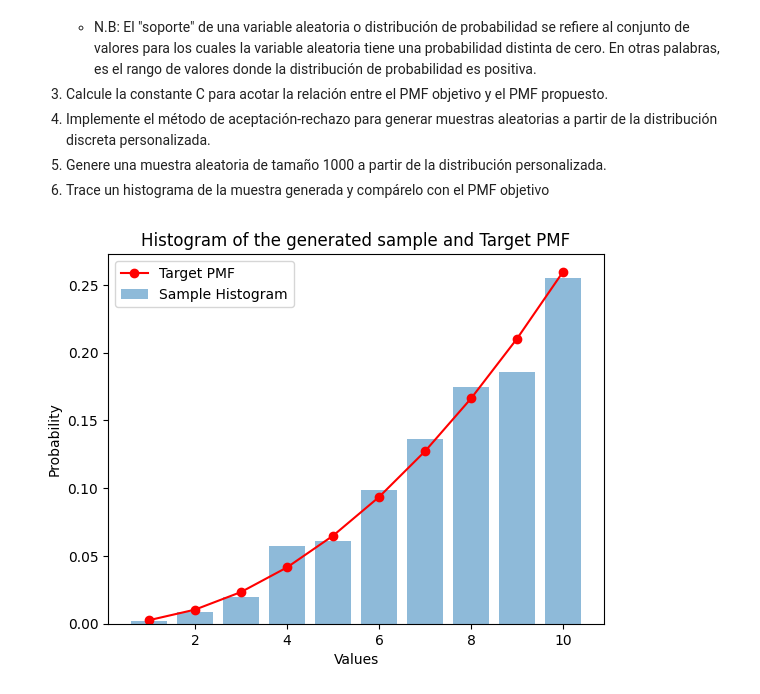
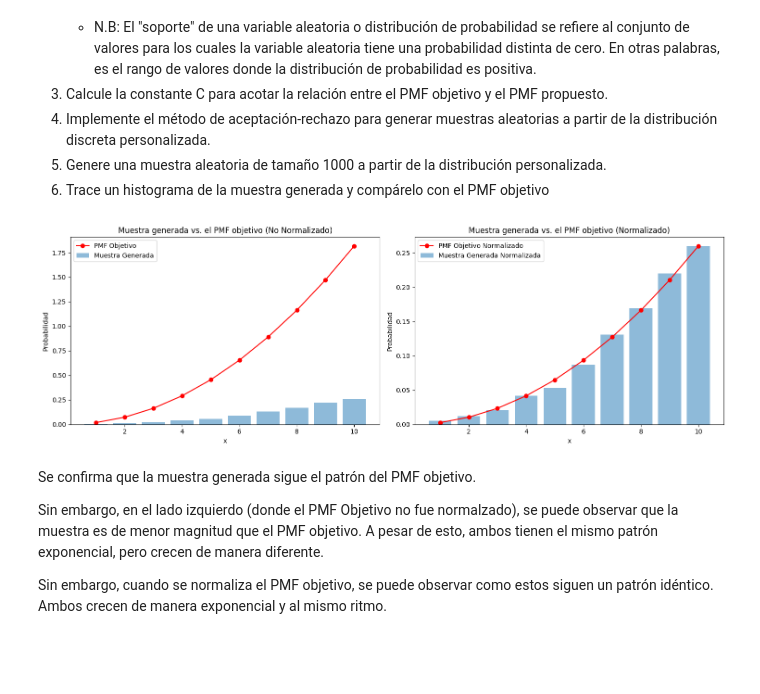
Before and after one commit to stefanoaragoni/simulacion_lab3, a Jupyter notebook: parte3.ipynb, the cells around one changed output. Drawn from its saved outputs; the diff is of its cells as text; code cells hidden in the pictures; blank space fills up the shorter version.

```diff
--- a/parte3.ipynb
+++ b/parte3.ipynb
@@ -125,40 +129,58 @@ discreta personalizada.
 5. Genere una muestra aleatoria de tamaño 1000 a partir de la distribución personalizada.
 6. Trace un histograma de la muestra generada y compárelo con el PMF objetivo
 # %%
-import numpy as np
-import matplotlib.pyplot as plt
-
 def targetPmf(x):
     return (x ** 2) / 55
 
 def proposalPmf(x):
-    return 1 / 10
+    return 1 / 15
 
-C = max(targetPmf(x) / proposalPmf(x) for x in range(1, 11))
+def constante_c(x):
+    max_ratio = max(targetPmf(x) / proposalPmf(x) for x in range(1, 30))
+    return max_ratio
 
 def acceptanceRejectionSampling(size):
     samples = []
     while len(samples) < size:
         x = np.random.randint(1, 11)
         u = np.random.uniform(0, 1)
-        if u <= targetPmf(x) / (C * proposalPmf(x)):
+        if u <= targetPmf(x) / (constante_c(x) * proposalPmf(x)):
             samples.append(x)
     return samples
 
 sampleSize = 1000
 randomSample = acceptanceRejectionSampling(sampleSize)
 
 xValues = np.arange(1, 11)
 targetPmfValues = np.array([targetPmf(x) for x in xValues])
 normalizedTargetPmfValues = targetPmfValues / np.sum(targetPmfValues)
 histogramValues, _ = np.histogram(randomSample, bins=np.arange(1, 12), density=True)
 
-plt.bar(xValues, histogramValues, alpha=0.5, label='Sample Histogram')
-plt.plot(xValues, normalizedTargetPmfValues, 'ro-', label='Target PMF')
-plt.xlabel('Values')
-plt.ylabel('Probability')
+
+plt.figure(figsize=(15, 5))
+plt.subplot(1, 2, 1)
+plt.bar(xValues, histogramValues, alpha=0.5, label='Muestra Generada')
+plt.plot(xValues, targetPmfValues, 'ro-', label='PMF Objetivo')
+plt.xlabel('x')
+plt.ylabel('Probabilidad')
 plt.legend()
-plt.title('Histogram of the generated sample and Target PMF')
+plt.title('Muestra generada vs. el PMF objetivo (No Normalizado)')
+
+plt.subplot(1, 2, 2)
+plt.bar(xValues, histogramValues / np.sum(histogramValues), alpha=0.5, label='Muestra Generada Normalizada')
+plt.plot(xValues, normalizedTargetPmfValues, 'ro-', label='PMF Objetivo Normalizado')
+plt.xlabel('x')
+plt.ylabel('Probabilidad')
+plt.legend()
+plt.title('Muestra generada vs. el PMF objetivo (Normalizado)')
+
+plt.tight_layout()
 plt.show()
 # %% [output]
-[figure, old version]
+[figure, new version]
+# %% [markdown]
+Se confirma que la muestra generada sigue el patrón del PMF objetivo.
+
+Sin embargo, en el lado izquierdo (donde el PMF Objetivo no fue normalzado), se puede observar que la muestra es de menor magnitud que el PMF objetivo. A pesar de esto, ambos tienen el mismo patrón exponencial, pero crecen de manera diferente.
+
+ Sin embargo, cuando se normaliza el PMF objetivo, se puede observar como estos siguen un patrón idéntico. Ambos crecen de manera exponencial y al mismo ritmo.
```
Also changed, not shown: parts of 2 cells of this notebook.
